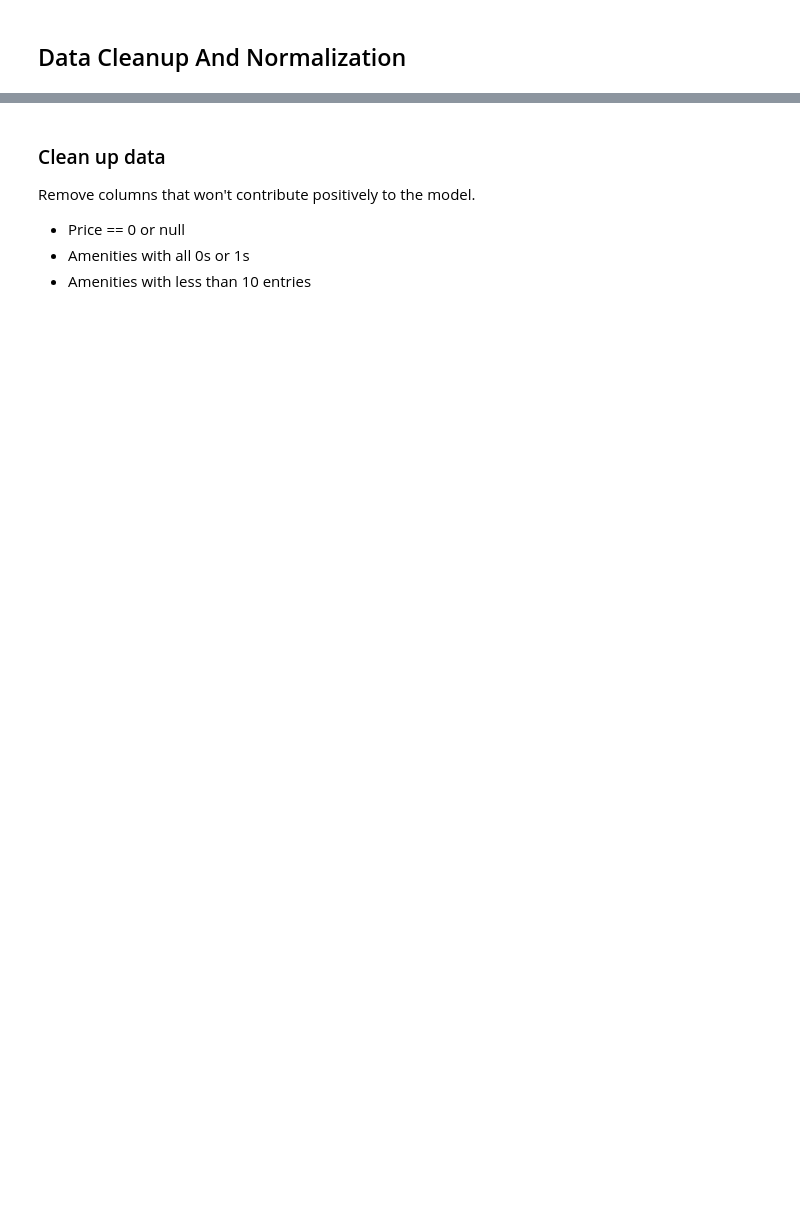
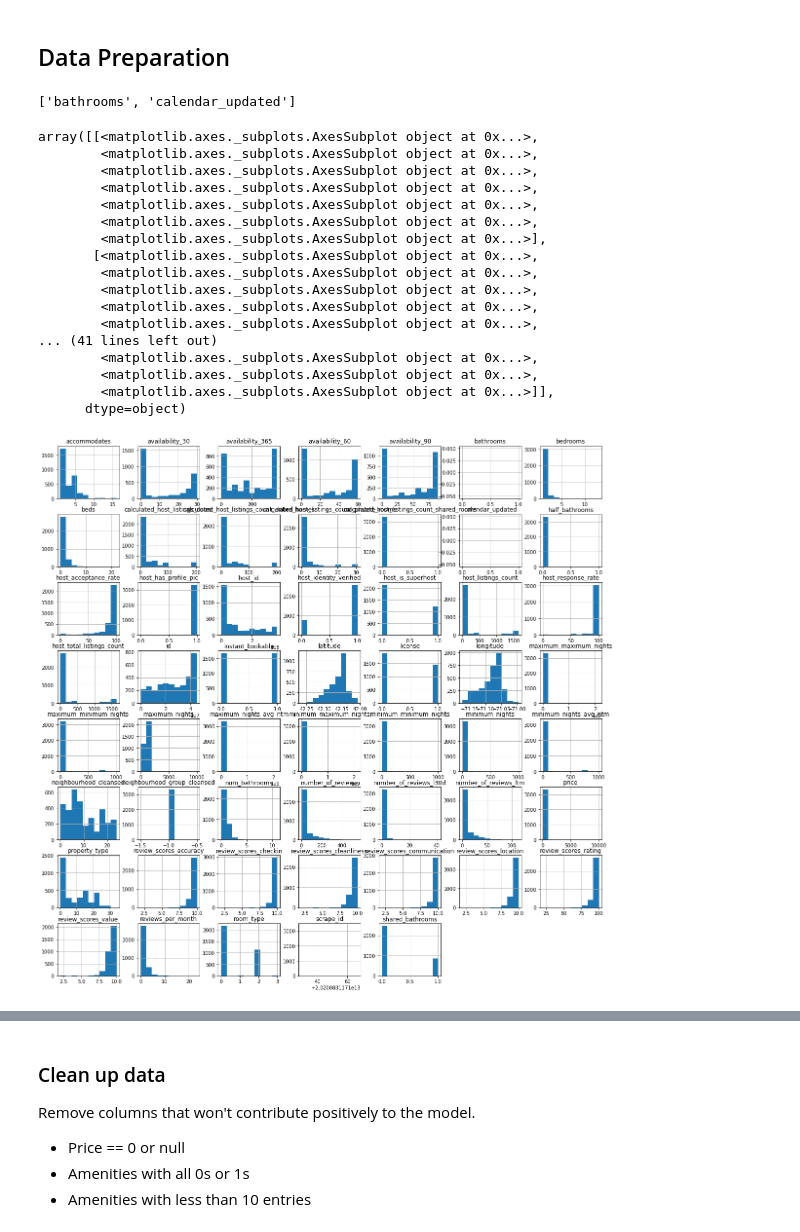
Before and after one commit to gandola/udacity-ds-program, a Jupyter notebook: Project1/PriceModel.ipynb, the cells around one changed output, grey strips where cells are left out. Drawn from its saved outputs; the diff is of its cells as text; code cells hidden in the pictures; blank space fills up the shorter version.

Commit message:
Fix Project1 review issues.

```diff
--- a/Project1/PriceModel.ipynb
+++ b/Project1/PriceModel.ipynb
@@ -27,16 +112,6 @@ listings_df.describe()
 # %% [markdown]
-## Data Cleanup And Normalization
+## Data Preparation
 # %%
-def fillna_with_mean(df):
-    """
-    Fills the NAs on numerical columns with the mean of the column.
-    """
-    num_vars = df.select_dtypes(include=['float', 'int']).columns
-    for col in num_vars:
-        df[col].fillna((df[col].mean()), inplace=True)
-
-    return df
-
 def convert_baths_text_to_numbers(baths_text):
     """
     Converts the bathrooms to number.
@@ -68,6 +143,8 @@ def cleanup_and_normalize_dataset(original_df):
     # Remove percentage chars from rates.
     df['host_response_rate'] = df['host_response_rate'].str.replace('%', '').astype(float)
     df['host_acceptance_rate'] = df['host_acceptance_rate'].str.replace('%', '').astype(float)
+    # Since it is a rate lets impute the values with the mean.
+    df = c.fill_nans_with_mean(df, ['host_response_rate', 'host_acceptance_rate'])
 
     # Convert booleans with 0s and 1s
     df['host_is_superhost'] = df['host_is_superhost'].str.replace('f','0').str.replace('t','1').astype(int)
@@ -81,6 +158,15 @@ def cleanup_and_normalize_dataset(original_df):
     df['half_bathrooms'] = df['bathrooms_text'].fillna('0 baths').apply(lambda b_str: 1 if "half" in b_str.lower() else 0)
     df = df.drop(columns =['bathrooms_text'])
 
+    # Beds & Bedrooms fillup NaNs with mean
+    df = c.fill_nans_with_mean(df, ['beds', 'bedrooms'])
+
+    # Fill Reviews with NaNs with mean
+    df = c.fill_nans_with_mean(df, ['review_scores_rating','review_scores_accuracy','review_scores_cleanliness','review_scores_checkin','review_scores_communication','review_scores_location','review_scores_value','reviews_per_month'])
+
+    # Fill Night limits and avgs with NaNs with mode
+    df = c.fill_nans_with_mean(df, ['neighbourhood_group_cleansed'])
+
     # Convert License into a boolean
     df['license'] = df['license'].fillna('0').apply(lambda lic: 0 if lic != '0' else 1).astype(int)
 
@@ -89,9 +175,6 @@ def cleanup_and_normalize_dataset(original_df):
 
     # Consider only listings with price greatter than 0
     df = df[df.price > .0]
-
-    # Fix NaNs with the mean of the column.
-    df = fillna_with_mean(df)
 
     #Categorical features
     df['room_type'] = df['room_type'].astype('category').cat.codes
@@ -118,4 +201,30 @@ def explode_lists(df):
     return df
 # %%
 cleaned_df = cleanup_and_normalize_dataset(listings_df.copy())
+# %%
+# The columns that we are interrested in have the missing values imputed
+c.find_numeric_columns_with_nans(cleaned_df)
+# %% [output]
+['bathrooms', 'calendar_updated']
+# %%
+cleaned_df.hist(figsize=(20, 20))
+# %% [output]
+array([[<matplotlib.axes._subplots.AxesSubplot object at 0x...>,
+        <matplotlib.axes._subplots.AxesSubplot object at 0x...>,
+        <matplotlib.axes._subplots.AxesSubplot object at 0x...>,
+        <matplotlib.axes._subplots.AxesSubplot object at 0x...>,
+        <matplotlib.axes._subplots.AxesSubplot object at 0x...>,
+        <matplotlib.axes._subplots.AxesSubplot object at 0x...>,
+        <matplotlib.axes._subplots.AxesSubplot object at 0x...>],
+       [<matplotlib.axes._subplots.AxesSubplot object at 0x...>,
+        <matplotlib.axes._subplots.AxesSubplot object at 0x...>,
+        <matplotlib.axes._subplots.AxesSubplot object at 0x...>,
+        <matplotlib.axes._subplots.AxesSubplot object at 0x...>,
+        <matplotlib.axes._subplots.AxesSubplot object at 0x...>,
+... (41 lines left out)
+        <matplotlib.axes._subplots.AxesSubplot object at 0x...>,
+        <matplotlib.axes._subplots.AxesSubplot object at 0x...>,
+        <matplotlib.axes._subplots.AxesSubplot object at 0x...>]],
+      dtype=object)
+[figure, added]
 # %%
```
Also changed, not shown: parts of 21 cells of this notebook, 4 other files.
